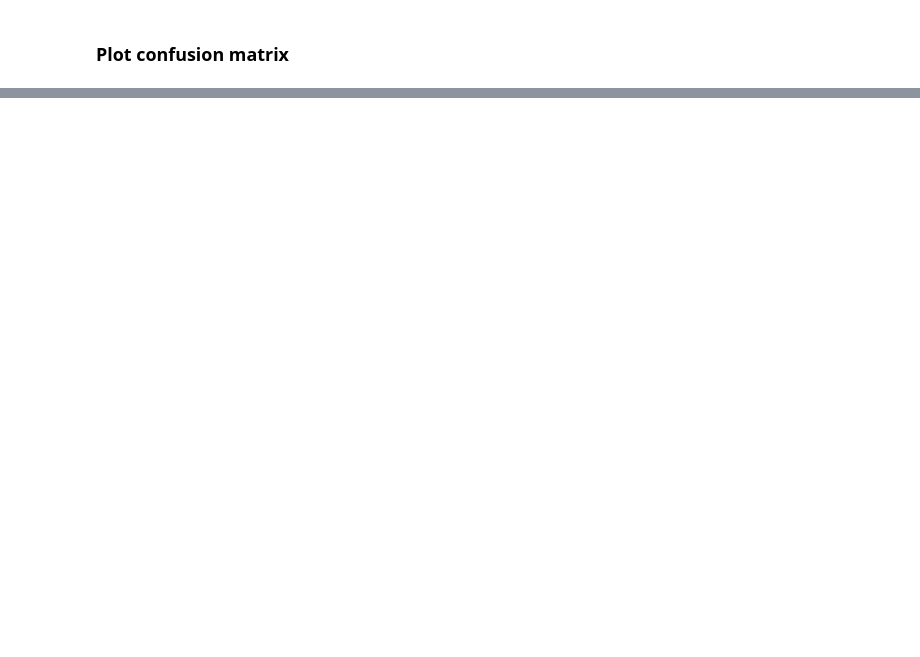
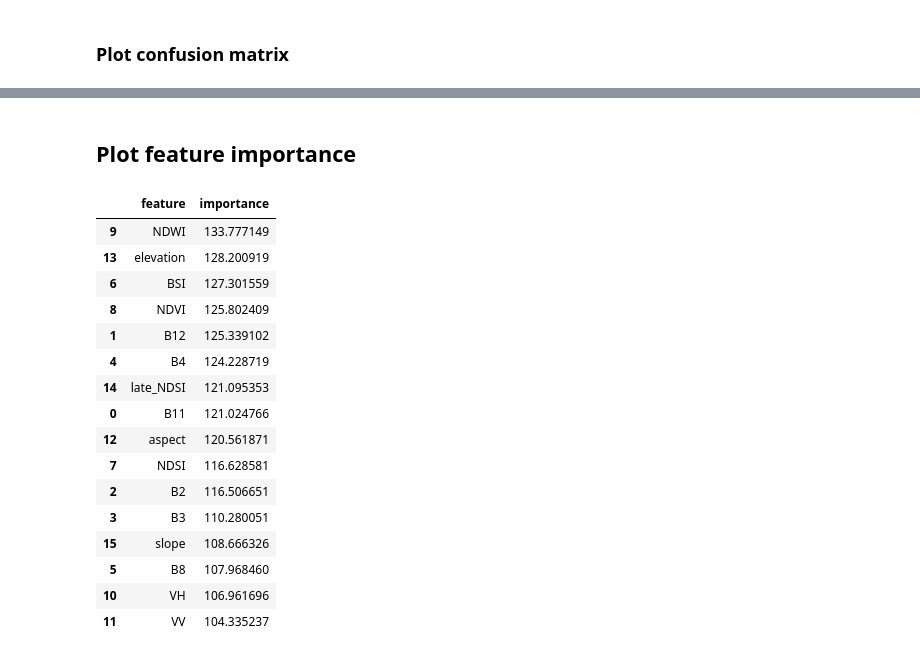
Before and after one commit to jsingh2344/Teton_Alpine_Classifier, a Jupyter notebook: teton_classifier.ipynb, the cells around one changed output, grey strips where cells are left out. Drawn from its saved outputs; the diff is of its cells as text; code cells hidden in the pictures; blank space fills up the shorter version.

```diff
--- a/teton_classifier.ipynb
+++ b/teton_classifier.ipynb
@@ -330,6 +345,29 @@ dw = (
     .filterBounds(aoi)
     .filterDate(START_DATE, END_DATE)
 )
+
+dw_probability_bands = [
+    "water",
+    "trees",
+    "grass",
+    "flooded_vegetation",
+    "crops",
+    "shrub_and_scrub",
+    "built",
+    "bare",
+    "snow_and_ice",
+]
+
+dw_probabilities = (
+    dw
+    .select(dw_probability_bands)
+    .median()
+    .clip(aoi)
+)
+
+dw_confidence = dw_probabilities.reduce(ee.Reducer.max()).rename("dw_confidence")
+
+confidence_mask = dw_confidence.gte(0.75)
 
 dw_classes = {
     0: "water",
@@ -349,6 +387,7 @@ dw_classes = {
 keep_classes = [0, 1, 2, 5, 7, 8]
 
 label_image = dw.select("label").mode().clip(aoi).rename("class")
+label_image = label_image.updateMask(confidence_mask)
 class_mask = label_image.remap(
     keep_classes,
     [1, 1, 1, 1, 1, 1],
@@ -526,0 +577,31 @@ plt.show()
+# %% [markdown]
+## Plot feature importance
+# %%
+importance = ee.Dictionary(rf.explain().get("importance"))
+
+importance.getInfo()
+
+importance_df = pd.DataFrame(
+    importance.getInfo().items(),
+    columns=["feature", "importance"]
+).sort_values("importance", ascending=False)
+
+importance_df
+# %% [output]
+|  | feature | importance |
+| 9 | NDWI | 133.777149 |
+| 13 | elevation | 128.200919 |
+| 6 | BSI | 127.301559 |
+| 8 | NDVI | 125.802409 |
+| 1 | B12 | 125.339102 |
+| 4 | B4 | 124.228719 |
+| 14 | late_NDSI | 121.095353 |
+| 0 | B11 | 121.024766 |
+| 12 | aspect | 120.561871 |
+| 7 | NDSI | 116.628581 |
+| 2 | B2 | 116.506651 |
+| 3 | B3 | 110.280051 |
+| 15 | slope | 108.666326 |
+| 5 | B8 | 107.968460 |
+| 10 | VH | 106.961696 |
+| 11 | VV | 104.335237 |
```
Also changed, not shown: parts of 7 cells of this notebook.
